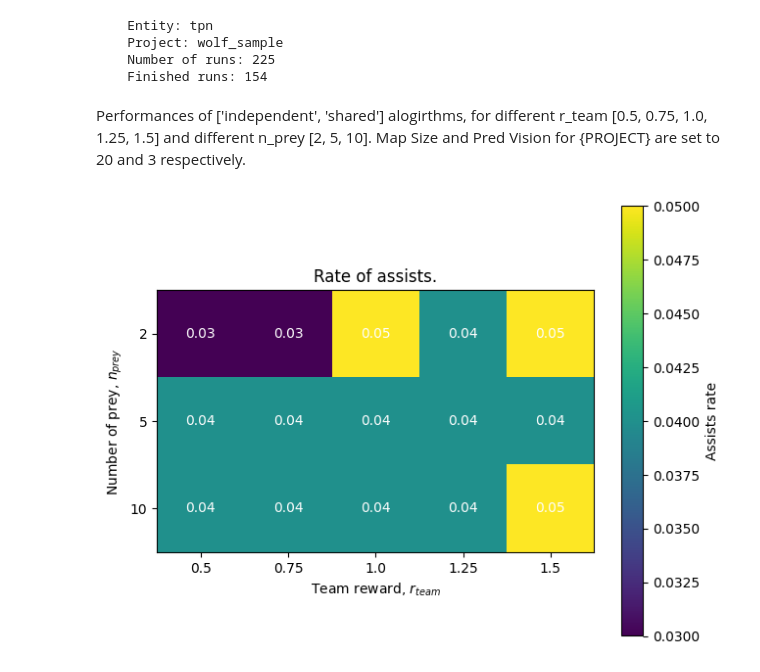
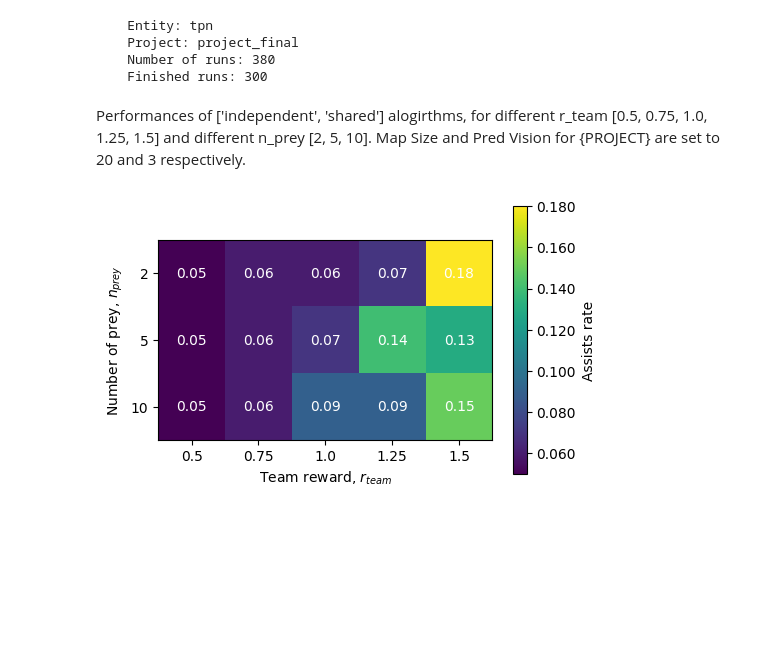
Before and after one commit to priyamDalmia/predator-prey, a Jupyter notebook: notebooks/results_game.ipynb, the cells around one changed output. Saved outputs shown, nothing was run; the diff lists cells and outputs as text; code cells hidden in the pictures; blank space fills up the shorter version.

```diff
--- a/notebooks/results_game.ipynb
+++ b/notebooks/results_game.ipynb
@@ -15,7 +15,7 @@ NPREY = [2,5,10]
 # %%
 # GLOBALS + wandb init
 ENTITY = 'tpn'
-PROJECT = 'wolf_sample'
+PROJECT = 'project_final'
 
 api = wandb.Api()
 num_runs = len(api.runs(path=f'{ENTITY}/{PROJECT}'))
@@ -48,18 +48,64 @@ for run in finished_runs:
         runs_summary = metrics
     else:
         runs_summary = pd.concat([runs_summary, metrics])
+
+# for a given set of nrpey and rteam, plot training curves
+# get new runs for the set of parameters
+def get_performance_df(nprey, rteam, algo):
+    collated_performances_df = None
+    struct_df = pd.DataFrame(
+            [],
+            index = np.arange(0, 50001, 500),
+            columns = ['episode_reward', 'episode_length', 'episode_assists', 'episodes_total']
+        ).fillna(0)
+    subset = api.runs(
+        path=f'{ENTITY}/{PROJECT}',
+        filters={
+            "state": "finished",
+            "config.algorithm_type": algo,
+            "config.env_config.nprey": nprey,
+            "config.env_config.reward_team": rteam
+            })
+    print(f"""
+            For nprey={nprey}, rteam={rteam}, algo={algo}:
+            {len(subset)} runs
+            """)
+    if len(subset) == 0:
+        return None
+    # get the training curves for the all runs in the subset
+    for run in subset:
+        run_name = run.name
+        performance_df = struct_df.copy()
+        history = pd.DataFrame(run._full_history())
+        df1 = history.loc[:, ['episode_reward_mean', 'episode_len_mean', 'episode_assists_mean', 'episodes_total']].dropna()
+        df1.columns = ['episode_reward', 'episode_length', 'episode_assists', 'episodes_total']
+        for col in df1.columns:
+            if col == 'epsides_total':
+                continue
+            performance_df[col] = np.interp(struct_df.index, df1['episodes_total'], df1[col])
+
+        collated_performances_df = np.dstack([np.array(struct_df), np.array(performance_df)])\
+        if collated_performances_df is None else\
+            np.dstack([collated_performances_df, np.array(performance_df)])
+    collated_performances_df = collated_performances_df[:, :, 1:]
+    collated_performances_df = pd.DataFrame(
+        collated_performances_df.mean(-1),
+        index = struct_df.index,
+        columns = struct_df.columns)
+    collated_performances_df = collated_performances_df.rolling(5, axis=0).mean().dropna()
+    return collated_performances_df
 # %% [output]
     Entity: tpn
-    Project: wolf_sample
-    Number of runs: 225
-    Finished runs: 154
+    Project: project_final
+    Number of runs: 380
+    Finished runs: 300
 # %% [markdown]
 Performances of ['independent', 'shared'] alogirthms, for different r_team [0.5, 0.75, 1.0, 1.25, 1.5] and different n_prey [2, 5, 10]. Map Size and Pred Vision for {PROJECT} are set to 20 and 3 respectively.
 # %%
 data = runs_summary.copy()
 data['nprey'] = data['env_config'].apply(lambda x: json.loads(x)['nprey'])
 # REAPLCE WITH eval_assists / eval_kills
-data['team_assists_rate'] = data.apply(lambda x: x['episode_assists_mean'] / x['episode_kills_mean'], axis=1)
+data['team_assists_rate'] = data.apply(lambda x: x['eval_assists']/x['nprey'], axis=1)
 # data['reward_team'] = 1.0
 # REPLACE WITH REAL ENV CONFIG
 data['reward_team'] = data['env_config'].apply(lambda x: json.loads(x)['reward_team'])
@@ -69,35 +115,38 @@ xcols_rteam = R_TEAM
 assists_mean = np.zeros((len(ycols_nprey), len(xcols_rteam)))
 for i, nprey in enumerate(ycols_nprey):
     for j, rteam in enumerate(xcols_rteam):
         team_assists_rate = data[
             (data['nprey'] == nprey) &
-            (data['reward_team'] == rteam)]['team_assists_rate'].mean()
+            (data['reward_team'] == rteam) &
+            (data['algorithm_type'] == 'independent')]['team_assists_rate'].mean()
         if team_assists_rate is None or pd.isna(team_assists_rate):
             team_assists_rate = 0 + abs(np.random.normal(0, 0.1))
         assists_mean[i, j] = round(team_assists_rate, 2)
 
-fig, ax = plt.subplots()
+fig, ax = plt.subplots(figsize=(5, 7))
 im = ax.imshow(assists_mean)
 
 # Show all ticks and label them with the respective list entries
 ax.set_xticks(np.arange(len(xcols_rteam)), labels=xcols_rteam)
 ax.set_yticks(np.arange(len(ycols_nprey)), labels=ycols_nprey)
 ax.set_ylabel('Number of prey, $n_{prey}$')
 ax.set_xlabel('Team reward, $r_{team}$')
 
 # # Rotate the tick labels and set their alignment.
 # plt.setp(ax.get_xticklabels(), rotation=45, ha="right",
 #          rotation_mode="anchor")
 
 # Loop over data dimensions and create text annotations.
 for i in range(len(ycols_nprey)):
     for j in range(len(xcols_rteam)):
         text = ax.text(j, i, assists_mean[i, j],
                        ha="center", va="center", color="w")
 
-ax.set_title("Rate of assists.")
+# ax.set_title("Rate of assists.")
 fig.tight_layout()
-fig.colorbar(im, ax=ax).set_label('Assists rate')
+clb = fig.colorbar(im, ax=ax, shrink=0.4, format="%.3f")
+clb.set_label('Assists rate')
 plt.show()
+fig.savefig('assists_rate.png', dpi=300)
 # %% [output]
-[figure, old version]
+[figure, new version]
```
Also changed, not shown: parts of 6 cells of this notebook, 13 other files.
